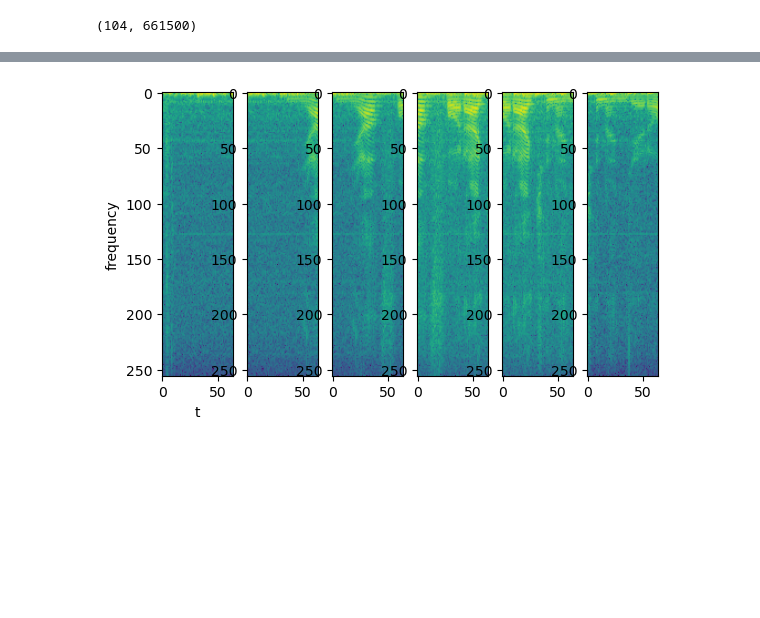
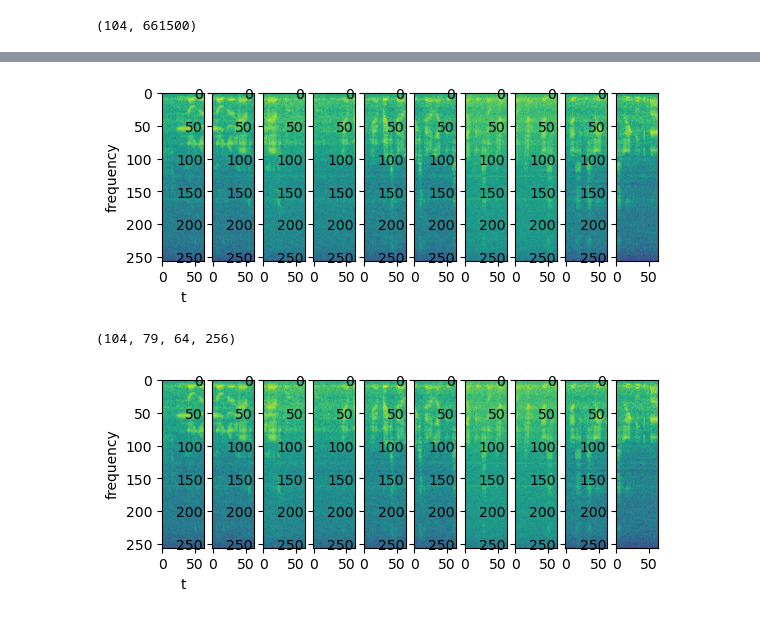
Before and after one commit to jonasbuechi/music_speech, a Jupyter notebook: RNN.ipynb, the cells around one changed output, grey strips where cells are left out. Drawn from its saved outputs; the diff is of its cells as text; code cells hidden in the pictures; blank space fills up the shorter version.

Commit message:
create dataset of patches

```diff
--- a/RNN.ipynb
+++ b/RNN.ipynb
@@ -136,0 +130,19 @@ plt.show()
+# %%
+patch_step = 32
+patch_size = 64
+
+def ds_window(sound, label, patch_step, patch_size):
+    labels = np.ones(len(sound))*label
+    sound = np.c_[sound,labels]
+    ds = tf.data.Dataset.from_tensor_slices(sound)
+    ds = ds.window(size=patch_size,shift=patch_step,drop_remainder=True)
+    ds = ds.flat_map(lambda x: x.batch(patch_size))
+    return ds
+
+def ds_patches(sounds, labels, patch_step, patch_size):
+    ds = ds_window(sounds[0],labels[0],patch_step,patch_size)
+    for sound, label in zip(sounds[1:],labels[1:]): ds.concatenate(ds_window(sound,label,patch_step,patch_size))
+    ds = ds.map(lambda x: (x[:,:-1], x[0,-1]))
+    return ds
+
+train_ds = ds_patches(train_logmag, train_labels, patch_step, patch_size)
@@ -136,0 +152,5 @@ plt.show()
+# %%
+n = 10
+for sound, label in train_ds.take(n):
+    sound = sound.numpy()
+    print(f"{sound.shape} : {sound[[0,patch_step],0]} : {sound[[-patch_step-1,-1],0]}")
@@ -137,11 +168,25 @@ plt.show()
+# %%
+for i, (sound, label) in enumerate(train_ds.take(n)):
+    plt.subplot(1,n,i+1)
+    plt.imshow(sound.numpy().T)
+    if i == 0:
+        plt.xlabel('t')
+        plt.ylabel('frequency')
+plt.show()
+# %% [output]
+[figure, added]
+# %%
+train_logmag_patches = patches(train_logmag,patch_step,patch_size)
+print(train_logmag_patches.shape)
+# %% [output]
+(104, 79, 64, 256)
 # %%
-n = 6
 for i in range(n):
     plt.subplot(1,n,i+1)
-    plt.imshow(logmag_patches[pick,i].T)
+    plt.imshow(train_logmag_patches[0,i].T)
     if i == 0:
         plt.xlabel('t')
         plt.ylabel('frequency')
 plt.show()
 # %% [output]
-[figure, old version]
+[figure, new version]
```
Also changed, not shown: parts of 9 cells of this notebook.
